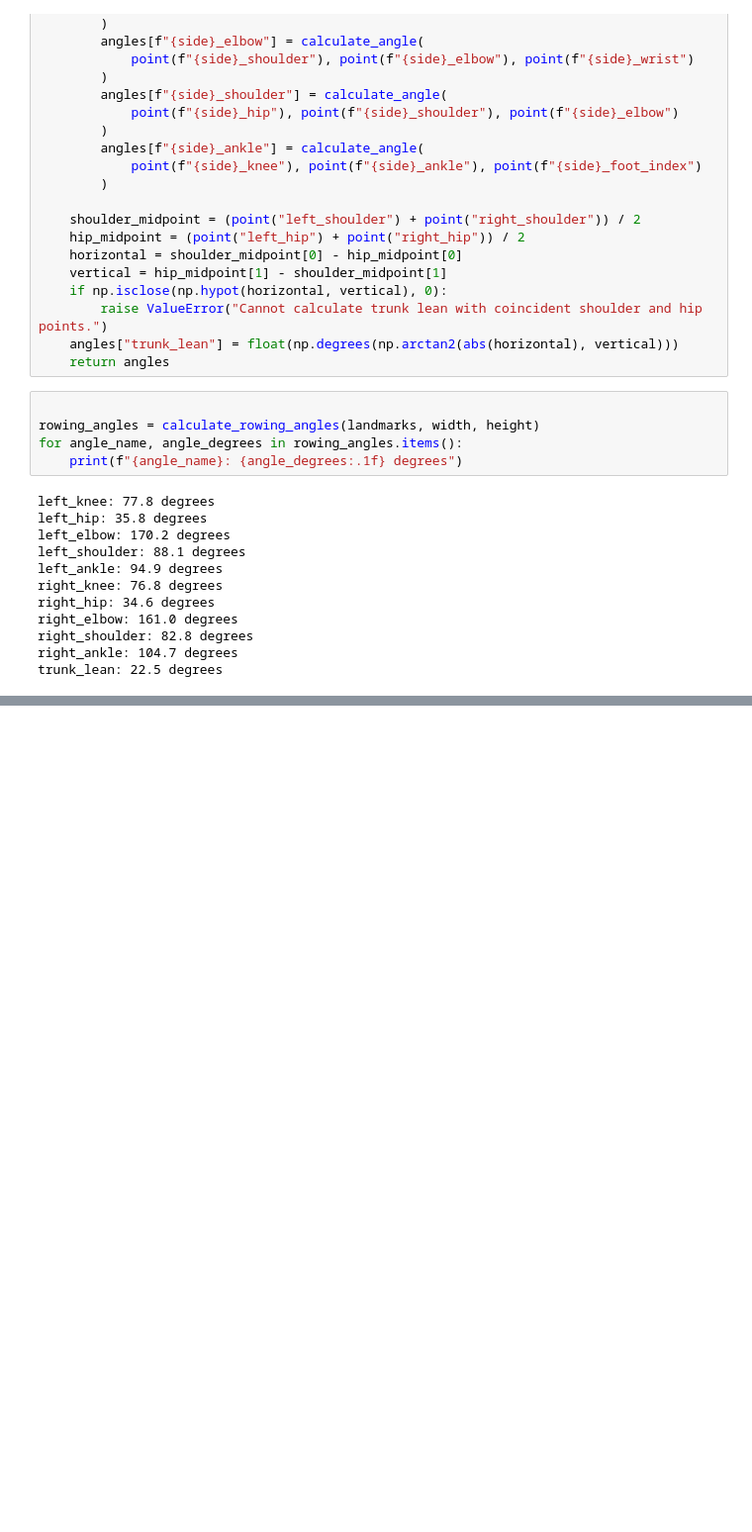
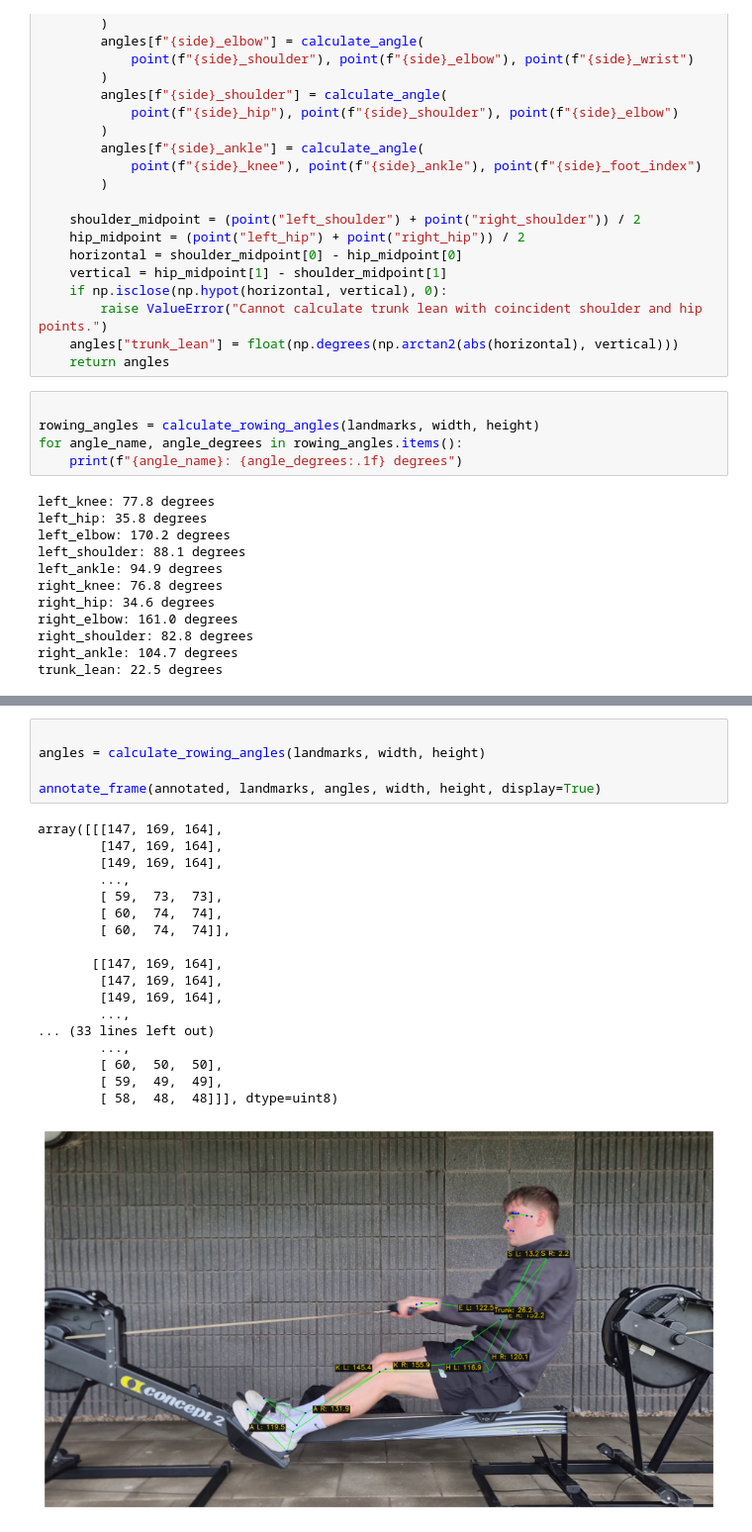
Before and after one commit to edvale732/stroke-ai, a Jupyter notebook: notebooks/pose-estimation.ipynb, the cells around one changed output, grey strips where cells are left out. Shown at 99% size. Saved outputs shown, nothing was run; the diff lists cells and outputs as text; blank space fills up the shorter version.

```diff
--- a/notebooks/pose-estimation.ipynb
+++ b/notebooks/pose-estimation.ipynb
@@ -344,0 +361,24 @@ plt.axis("off");
+# %%
+
+angles = calculate_rowing_angles(landmarks, width, height)
+
+annotate_frame(annotated, landmarks, angles, width, height, display=True)
+# %% [output]
+array([[[147, 169, 164],
+        [147, 169, 164],
+        [149, 169, 164],
+        ...,
+        [ 59,  73,  73],
+        [ 60,  74,  74],
+        [ 60,  74,  74]],
+
+       [[147, 169, 164],
+        [147, 169, 164],
+        [149, 169, 164],
+        ...,
+... (33 lines left out)
+        ...,
+        [ 60,  50,  50],
+        [ 59,  49,  49],
+        [ 58,  48,  48]]], dtype=uint8)
+[figure, added]
```
Also changed, not shown: parts of 3 cells of this notebook.
